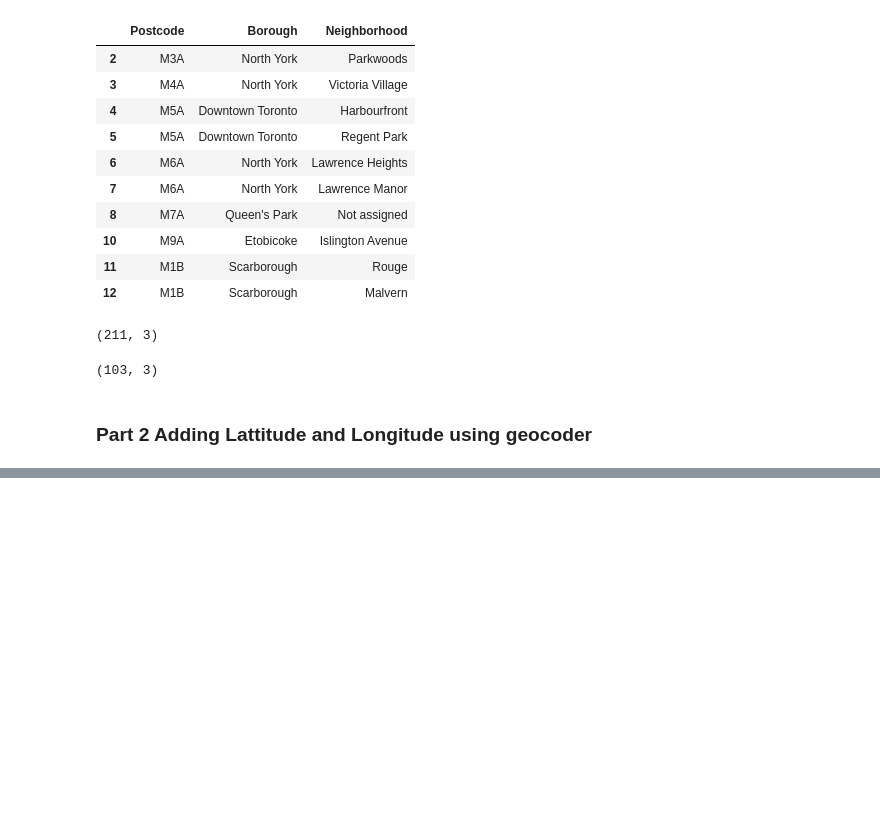
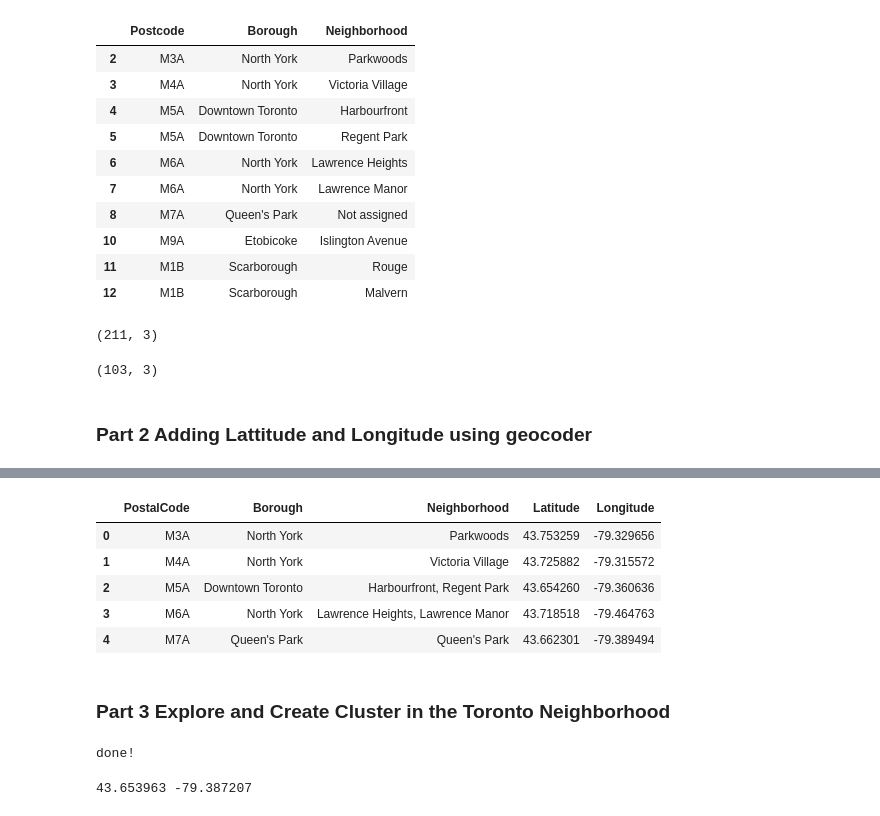
Before and after one commit to jay20196/Coursera_Capstone, a Jupyter notebook: Week3Project.ipynb, the cells around one changed output, grey strips where cells are left out. Cells and saved outputs as stored; diff of their text form; code cells hidden in the pictures; blank space fills up the shorter version.

```diff
--- a/Week3Project.ipynb
+++ b/Week3Project.ipynb
@@ -115,0 +151,45 @@ FileNotFoundError: [Errno 2] File b'Toronto_long_lat_data.csv' does not exist: b
+# %%
+# Merge both the data frame into one
+
+# set index to postal code
+temp_df = df.set_index('Postcode')
+temp_loc = df_loc.set_index('Postal Code')
+loc_df = pd.concat([temp_df,temp_loc],axis=1,join='inner')
+loc_df.index.name = 'PostalCode'
+loc_df.reset_index(inplace=True)
+# %%
+loc_df.head()
+# %% [output]
+|  | PostalCode | Borough | Neighborhood | Latitude | Longitude |
+| 0 | M3A | North York | Parkwoods | 43.753259 | -79.329656 |
+| 1 | M4A | North York | Victoria Village | 43.725882 | -79.315572 |
+| 2 | M5A | Downtown Toronto | Harbourfront, Regent Park | 43.654260 | -79.360636 |
+| 3 | M6A | North York | Lawrence Heights, Lawrence Manor | 43.718518 | -79.464763 |
+| 4 | M7A | Queen's Park | Queen's Park | 43.662301 | -79.389494 |
+# %% [markdown]
+### Part 3 Explore and Create Cluster in the Toronto Neighborhood
+# %%
+# importing libraries
+from geopy.geocoders import Nominatim
+
+import matplotlib.cm as cm
+import matplotlib.colors as colors
+
+# !conda install scikit-learn --yes
+from sklearn.cluster import KMeans
+
+import folium
+print('done!')
+# %% [output]
+done!
+# %%
+# set up
+address = 'Toronto, ON'
+
+geolocator = Nominatim(user_agent="tl-toronto-neigh")
+location = geolocator.geocode(address)
+lat = location.latitude
+long = location.longitude
+print(lat, long)
+# %% [output]
+43.653963 -79.387207
```
Also changed, not shown: parts of 4 cells of this notebook.
